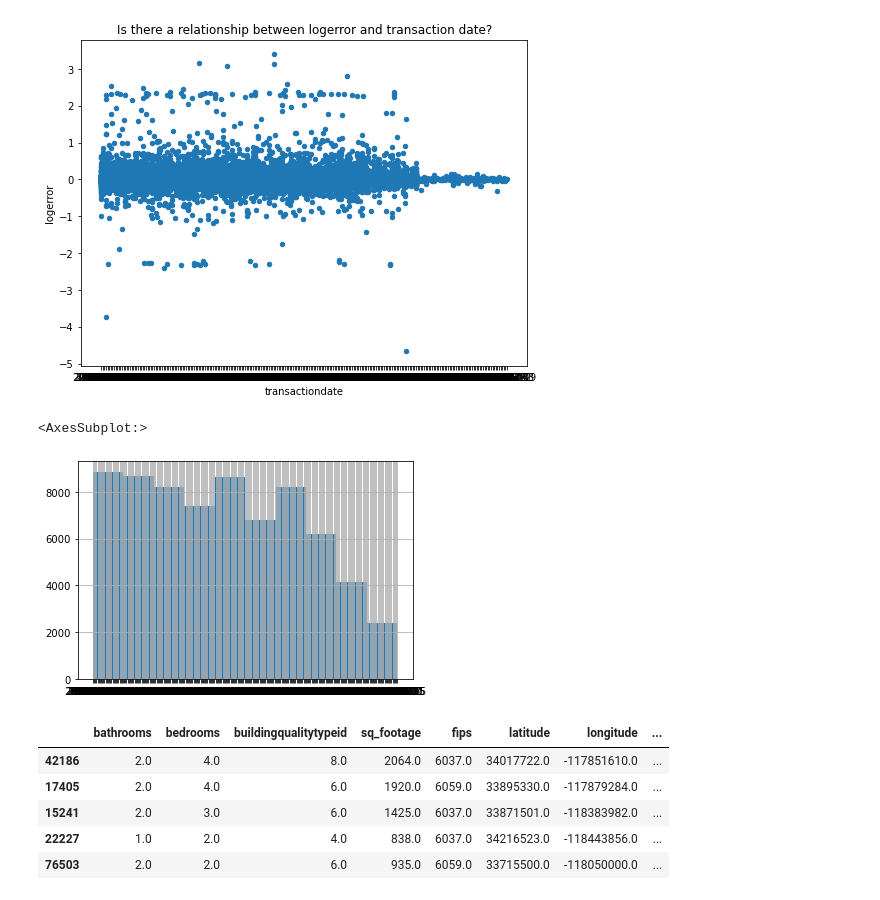
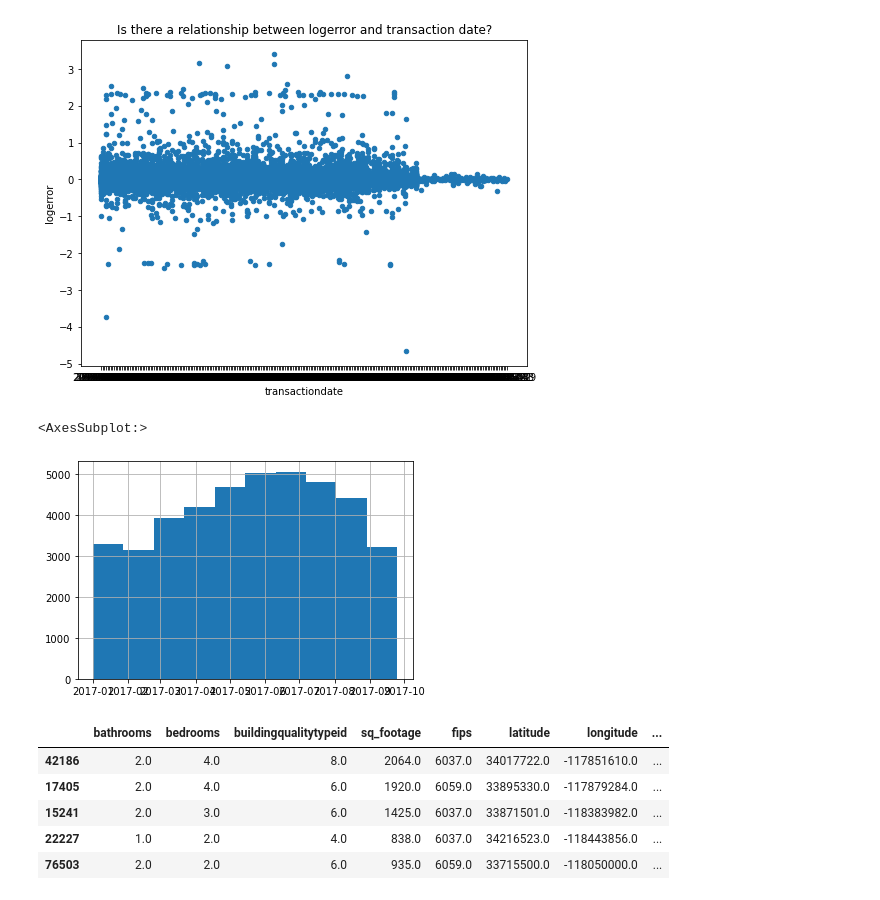
Before and after one commit to veronica-f-reyes/clustering-exercises, a Jupyter notebook: explore_zillow .ipynb, the cells around one changed output. Saved outputs shown, nothing was run; the diff lists cells and outputs as text; code cells hidden in the pictures.

```diff
--- a/explore_zillow .ipynb
+++ b/explore_zillow .ipynb
@@ -298,10 +308,10 @@ train.plot.scatter(
 <AxesSubplot:title={'center':'Is there a relationship between logerror and transaction date?'}, xlabel='transactiondate', ylabel='logerror'>
 [figure]
 # %%
-df.transactiondate.hist()
+train.transactiondate.hist()
 # %% [output]
 <AxesSubplot:>
-[figure, old version]
+[figure, new version]
 # %%
 train['transactiondate'] = pd.to_datetime(train['transactiondate'])
 train['month'] = pd.DatetimeIndex(train['transactiondate']).month
```
Also changed, not shown: parts of 19 cells of this notebook, 2 other files.
